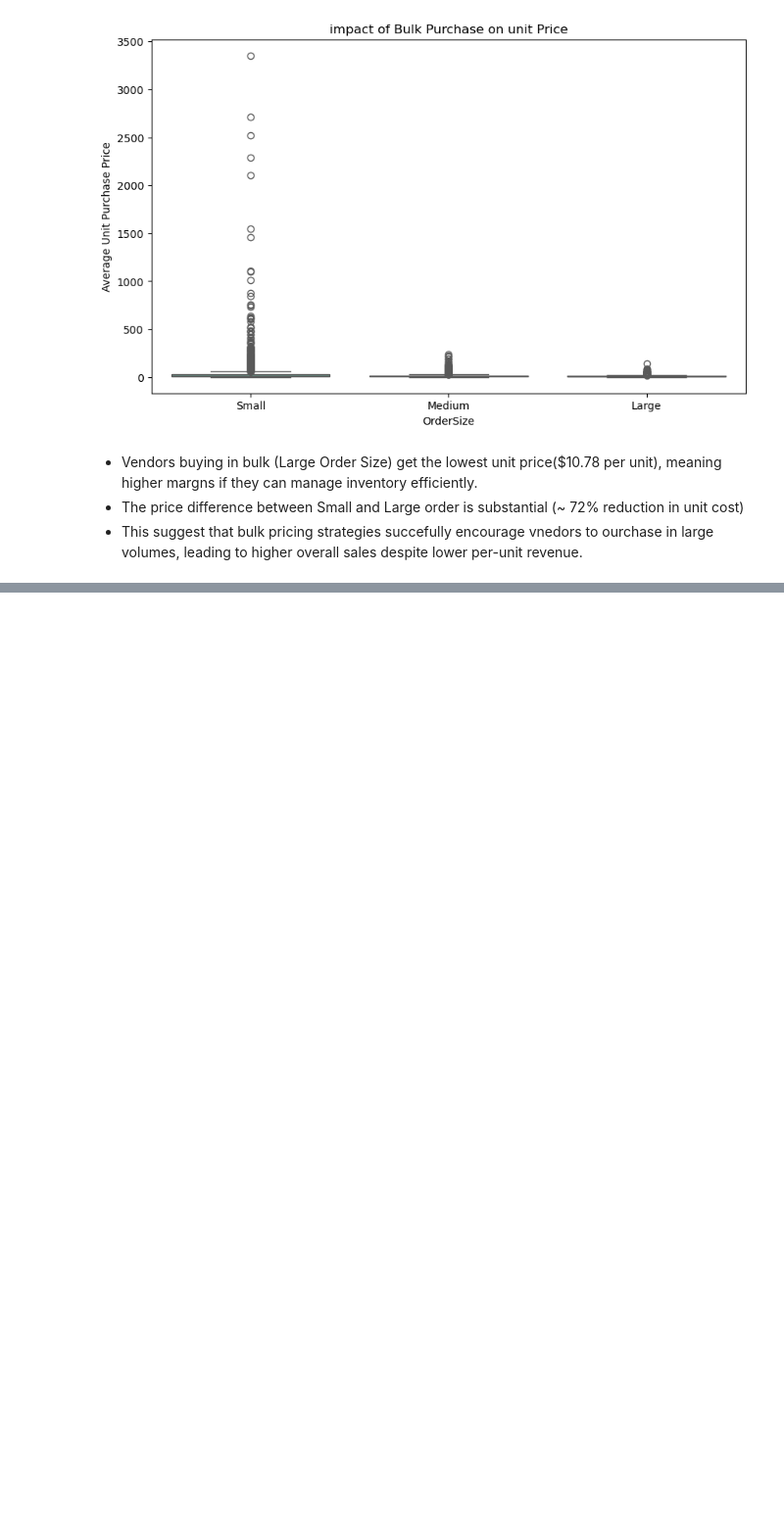
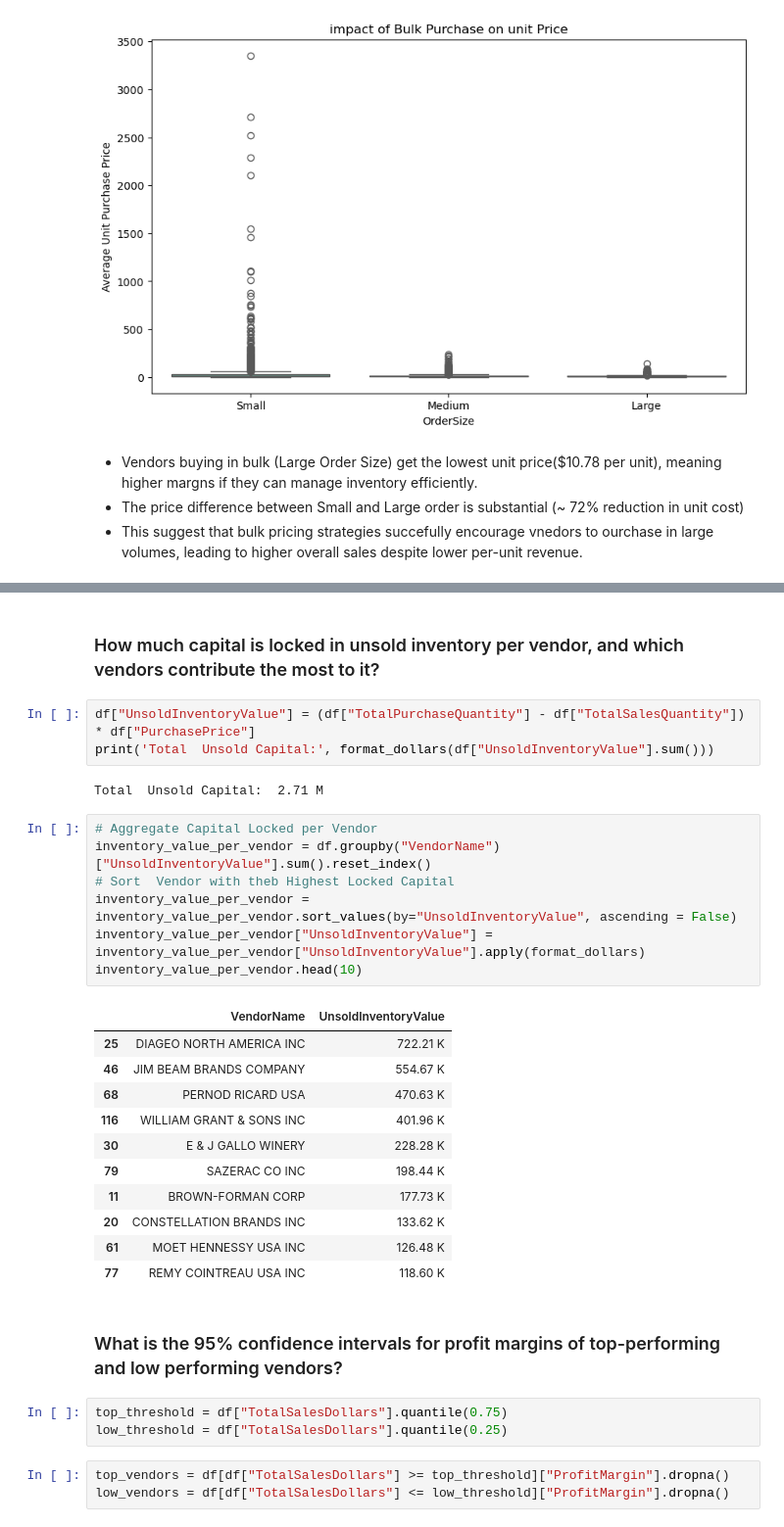
Before and after one commit to Shahwarpathan/Vendor-Performance-Analysis, a Jupyter notebook: Vendor Performance Analysis.ipynb, the cells around one changed output, grey strips where cells are left out. Shown at 98% size. Saved outputs shown, nothing was run; the diff lists cells and outputs as text; blank space fills up the shorter version.

```diff
--- a/Vendor Performance Analysis.ipynb
+++ b/Vendor Performance Analysis.ipynb
@@ -442,0 +454,34 @@ KeyError: 'StockTurnover'
+# %% [markdown]
+### How much capital is locked in unsold inventory per vendor, and which vendors contribute the most to it?
+# %%
+df["UnsoldInventoryValue"] = (df["TotalPurchaseQuantity"] - df["TotalSalesQuantity"]) * df["PurchasePrice"]
+print('Total  Unsold Capital:', format_dollars(df["UnsoldInventoryValue"].sum()))
+# %% [output]
+Total  Unsold Capital:  2.71 M
+# %%
+# Aggregate Capital Locked per Vendor
+inventory_value_per_vendor = df.groupby("VendorName")["UnsoldInventoryValue"].sum().reset_index()
+# Sort  Vendor with theb Highest Locked Capital
+inventory_value_per_vendor = inventory_value_per_vendor.sort_values(by="UnsoldInventoryValue", ascending = False)
+inventory_value_per_vendor["UnsoldInventoryValue"] = inventory_value_per_vendor["UnsoldInventoryValue"].apply(format_dollars)
+inventory_value_per_vendor.head(10)
+# %% [output]
+|  | VendorName | UnsoldInventoryValue |
+| 25 | DIAGEO NORTH AMERICA INC | 722.21 K |
+| 46 | JIM BEAM BRANDS COMPANY | 554.67 K |
+| 68 | PERNOD RICARD USA | 470.63 K |
+| 116 | WILLIAM GRANT & SONS INC | 401.96 K |
+| 30 | E & J GALLO WINERY | 228.28 K |
+| 79 | SAZERAC CO INC | 198.44 K |
+| 11 | BROWN-FORMAN CORP | 177.73 K |
+| 20 | CONSTELLATION BRANDS INC | 133.62 K |
+| 61 | MOET HENNESSY USA INC | 126.48 K |
+| 77 | REMY COINTREAU USA INC | 118.60 K |
+# %% [markdown]
+### What is the 95% confidence intervals for profit margins of top-performing and low performing vendors?
+# %%
+top_threshold = df["TotalSalesDollars"].quantile(0.75)
+low_threshold = df["TotalSalesDollars"].quantile(0.25)
+# %%
+top_vendors = df[df["TotalSalesDollars"] >= top_threshold]["ProfitMargin"].dropna()
+low_vendors = df[df["TotalSalesDollars"] <= low_threshold]["ProfitMargin"].dropna()
```
Also changed, not shown: parts of 12 cells of this notebook.
